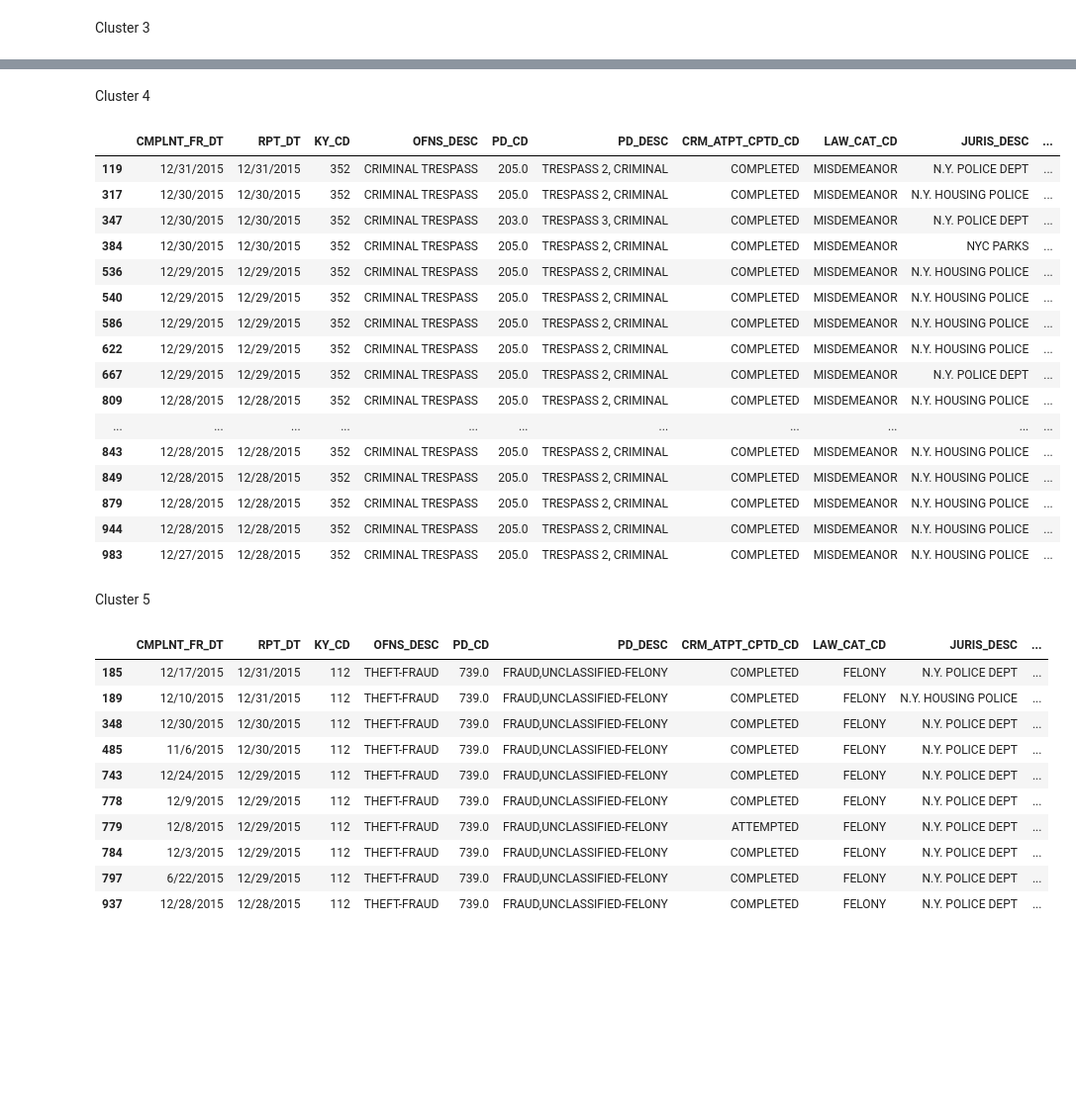
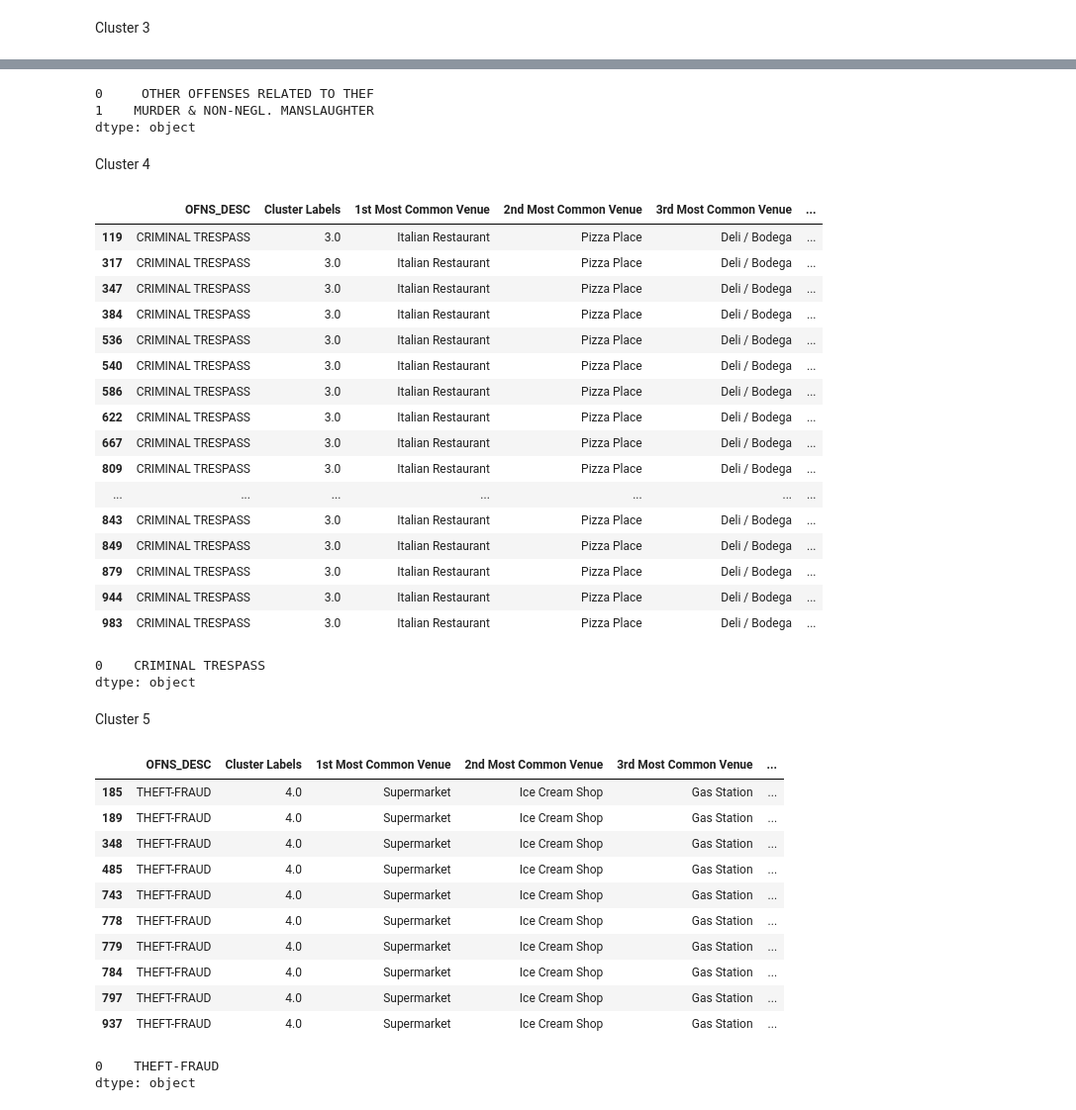
Before and after one commit to DocBrown85/AppliedDataScienceCapstone, a Jupyter notebook: Manhattan_Crimes_Clustering.ipynb, the cells around one changed output, grey strips where cells are left out. Shown at 99% size. Drawn from its saved outputs; the diff is of its cells as text; code cells hidden in the pictures; blank space fills up the shorter version.

```diff
--- a/Manhattan_Crimes_Clustering.ipynb
+++ b/Manhattan_Crimes_Clustering.ipynb
@@ -437,38 +466,56 @@ manhattan_merged.loc[manhattan_merged['Cluster Labels'] == 2, manhattan_merged.c
+# %%
+pd.Series(cluster3['OFNS_DESC'].unique())
+# %% [output]
+0     OTHER OFFENSES RELATED TO THEF
+1    MURDER & NON-NEGL. MANSLAUGHTER
+dtype: object
 # %% [markdown]
 Cluster 4
 # %%
-manhattan_merged.loc[manhattan_merged['Cluster Labels'] == 3, manhattan_merged.columns[[1] + list(range(5, manhattan_merged.shape[1]))]]
+cluster4 = manhattan_merged.loc[manhattan_merged['Cluster Labels'] == 3, manhattan_merged.columns[[7] + list(range(24, manhattan_merged.shape[1]))]]
+cluster4
 # %% [output]
-|  | CMPLNT_FR_DT | RPT_DT | KY_CD | OFNS_DESC | PD_CD | PD_DESC | CRM_ATPT_CPTD_CD | LAW_CAT_CD | JURIS_DESC | ... |
-| 119 | 12/31/2015 | 12/31/2015 | 352 | CRIMINAL TRESPASS | 205.0 | TRESPASS 2, CRIMINAL | COMPLETED | MISDEMEANOR | N.Y. POLICE DEPT | ... |
-| 317 | 12/30/2015 | 12/30/2015 | 352 | CRIMINAL TRESPASS | 205.0 | TRESPASS 2, CRIMINAL | COMPLETED | MISDEMEANOR | N.Y. HOUSING POLICE | ... |
-| 347 | 12/30/2015 | 12/30/2015 | 352 | CRIMINAL TRESPASS | 203.0 | TRESPASS 3, CRIMINAL | COMPLETED | MISDEMEANOR | N.Y. POLICE DEPT | ... |
-| 384 | 12/30/2015 | 12/30/2015 | 352 | CRIMINAL TRESPASS | 205.0 | TRESPASS 2, CRIMINAL | COMPLETED | MISDEMEANOR | NYC PARKS | ... |
-| 536 | 12/29/2015 | 12/29/2015 | 352 | CRIMINAL TRESPASS | 205.0 | TRESPASS 2, CRIMINAL | COMPLETED | MISDEMEANOR | N.Y. HOUSING POLICE | ... |
-| 540 | 12/29/2015 | 12/29/2015 | 352 | CRIMINAL TRESPASS | 205.0 | TRESPASS 2, CRIMINAL | COMPLETED | MISDEMEANOR | N.Y. HOUSING POLICE | ... |
-| 586 | 12/29/2015 | 12/29/2015 | 352 | CRIMINAL TRESPASS | 205.0 | TRESPASS 2, CRIMINAL | COMPLETED | MISDEMEANOR | N.Y. HOUSING POLICE | ... |
-| 622 | 12/29/2015 | 12/29/2015 | 352 | CRIMINAL TRESPASS | 205.0 | TRESPASS 2, CRIMINAL | COMPLETED | MISDEMEANOR | N.Y. HOUSING POLICE | ... |
-| 667 | 12/29/2015 | 12/29/2015 | 352 | CRIMINAL TRESPASS | 205.0 | TRESPASS 2, CRIMINAL | COMPLETED | MISDEMEANOR | N.Y. POLICE DEPT | ... |
-| 809 | 12/28/2015 | 12/28/2015 | 352 | CRIMINAL TRESPASS | 205.0 | TRESPASS 2, CRIMINAL | COMPLETED | MISDEMEANOR | N.Y. HOUSING POLICE | ... |
-| ... | ... | ... | ... | ... | ... | ... | ... | ... | ... | ... |
-| 843 | 12/28/2015 | 12/28/2015 | 352 | CRIMINAL TRESPASS | 205.0 | TRESPASS 2, CRIMINAL | COMPLETED | MISDEMEANOR | N.Y. HOUSING POLICE | ... |
-| 849 | 12/28/2015 | 12/28/2015 | 352 | CRIMINAL TRESPASS | 205.0 | TRESPASS 2, CRIMINAL | COMPLETED | MISDEMEANOR | N.Y. HOUSING POLICE | ... |
-| 879 | 12/28/2015 | 12/28/2015 | 352 | CRIMINAL TRESPASS | 205.0 | TRESPASS 2, CRIMINAL | COMPLETED | MISDEMEANOR | N.Y. HOUSING POLICE | ... |
-| 944 | 12/28/2015 | 12/28/2015 | 352 | CRIMINAL TRESPASS | 205.0 | TRESPASS 2, CRIMINAL | COMPLETED | MISDEMEANOR | N.Y. HOUSING POLICE | ... |
-| 983 | 12/27/2015 | 12/28/2015 | 352 | CRIMINAL TRESPASS | 205.0 | TRESPASS 2, CRIMINAL | COMPLETED | MISDEMEANOR | N.Y. HOUSING POLICE | ... |
+|  | OFNS_DESC | Cluster Labels | 1st Most Common Venue | 2nd Most Common Venue | 3rd Most Common Venue | ... |
+| 119 | CRIMINAL TRESPASS | 3.0 | Italian Restaurant | Pizza Place | Deli / Bodega | ... |
+| 317 | CRIMINAL TRESPASS | 3.0 | Italian Restaurant | Pizza Place | Deli / Bodega | ... |
+| 347 | CRIMINAL TRESPASS | 3.0 | Italian Restaurant | Pizza Place | Deli / Bodega | ... |
+| 384 | CRIMINAL TRESPASS | 3.0 | Italian Restaurant | Pizza Place | Deli / Bodega | ... |
+| 536 | CRIMINAL TRESPASS | 3.0 | Italian Restaurant | Pizza Place | Deli / Bodega | ... |
+| 540 | CRIMINAL TRESPASS | 3.0 | Italian Restaurant | Pizza Place | Deli / Bodega | ... |
+| 586 | CRIMINAL TRESPASS | 3.0 | Italian Restaurant | Pizza Place | Deli / Bodega | ... |
+| 622 | CRIMINAL TRESPASS | 3.0 | Italian Restaurant | Pizza Place | Deli / Bodega | ... |
+| 667 | CRIMINAL TRESPASS | 3.0 | Italian Restaurant | Pizza Place | Deli / Bodega | ... |
+| 809 | CRIMINAL TRESPASS | 3.0 | Italian Restaurant | Pizza Place | Deli / Bodega | ... |
+| ... | ... | ... | ... | ... | ... | ... |
+| 843 | CRIMINAL TRESPASS | 3.0 | Italian Restaurant | Pizza Place | Deli / Bodega | ... |
+| 849 | CRIMINAL TRESPASS | 3.0 | Italian Restaurant | Pizza Place | Deli / Bodega | ... |
+| 879 | CRIMINAL TRESPASS | 3.0 | Italian Restaurant | Pizza Place | Deli / Bodega | ... |
+| 944 | CRIMINAL TRESPASS | 3.0 | Italian Restaurant | Pizza Place | Deli / Bodega | ... |
+| 983 | CRIMINAL TRESPASS | 3.0 | Italian Restaurant | Pizza Place | Deli / Bodega | ... |
+# %%
+pd.Series(cluster4['OFNS_DESC'].unique())
+# %% [output]
+0    CRIMINAL TRESPASS
+dtype: object
 # %% [markdown]
 Cluster 5
 # %%
-manhattan_merged.loc[manhattan_merged['Cluster Labels'] == 4, manhattan_merged.columns[[1] + list(range(5, manhattan_merged.shape[1]))]]
+cluster5 = manhattan_merged.loc[manhattan_merged['Cluster Labels'] == 4, manhattan_merged.columns[[7] + list(range(24, manhattan_merged.shape[1]))]]
+cluster5
 # %% [output]
-|  | CMPLNT_FR_DT | RPT_DT | KY_CD | OFNS_DESC | PD_CD | PD_DESC | CRM_ATPT_CPTD_CD | LAW_CAT_CD | JURIS_DESC | ... |
-| 185 | 12/17/2015 | 12/31/2015 | 112 | THEFT-FRAUD | 739.0 | FRAUD,UNCLASSIFIED-FELONY | COMPLETED | FELONY | N.Y. POLICE DEPT | ... |
-| 189 | 12/10/2015 | 12/31/2015 | 112 | THEFT-FRAUD | 739.0 | FRAUD,UNCLASSIFIED-FELONY | COMPLETED | FELONY | N.Y. HOUSING POLICE | ... |
-| 348 | 12/30/2015 | 12/30/2015 | 112 | THEFT-FRAUD | 739.0 | FRAUD,UNCLASSIFIED-FELONY | COMPLETED | FELONY | N.Y. POLICE DEPT | ... |
-| 485 | 11/6/2015 | 12/30/2015 | 112 | THEFT-FRAUD | 739.0 | FRAUD,UNCLASSIFIED-FELONY | COMPLETED | FELONY | N.Y. POLICE DEPT | ... |
-| 743 | 12/24/2015 | 12/29/2015 | 112 | THEFT-FRAUD | 739.0 | FRAUD,UNCLASSIFIED-FELONY | COMPLETED | FELONY | N.Y. POLICE DEPT | ... |
-| 778 | 12/9/2015 | 12/29/2015 | 112 | THEFT-FRAUD | 739.0 | FRAUD,UNCLASSIFIED-FELONY | COMPLETED | FELONY | N.Y. POLICE DEPT | ... |
-| 779 | 12/8/2015 | 12/29/2015 | 112 | THEFT-FRAUD | 739.0 | FRAUD,UNCLASSIFIED-FELONY | ATTEMPTED | FELONY | N.Y. POLICE DEPT | ... |
-| 784 | 12/3/2015 | 12/29/2015 | 112 | THEFT-FRAUD | 739.0 | FRAUD,UNCLASSIFIED-FELONY | COMPLETED | FELONY | N.Y. POLICE DEPT | ... |
-| 797 | 6/22/2015 | 12/29/2015 | 112 | THEFT-FRAUD | 739.0 | FRAUD,UNCLASSIFIED-FELONY | COMPLETED | FELONY | N.Y. POLICE DEPT | ... |
-| 937 | 12/28/2015 | 12/28/2015 | 112 | THEFT-FRAUD | 739.0 | FRAUD,UNCLASSIFIED-FELONY | COMPLETED | FELONY | N.Y. POLICE DEPT | ... |
+|  | OFNS_DESC | Cluster Labels | 1st Most Common Venue | 2nd Most Common Venue | 3rd Most Common Venue | ... |
+| 185 | THEFT-FRAUD | 4.0 | Supermarket | Ice Cream Shop | Gas Station | ... |
+| 189 | THEFT-FRAUD | 4.0 | Supermarket | Ice Cream Shop | Gas Station | ... |
+| 348 | THEFT-FRAUD | 4.0 | Supermarket | Ice Cream Shop | Gas Station | ... |
+| 485 | THEFT-FRAUD | 4.0 | Supermarket | Ice Cream Shop | Gas Station | ... |
+| 743 | THEFT-FRAUD | 4.0 | Supermarket | Ice Cream Shop | Gas Station | ... |
+| 778 | THEFT-FRAUD | 4.0 | Supermarket | Ice Cream Shop | Gas Station | ... |
+| 779 | THEFT-FRAUD | 4.0 | Supermarket | Ice Cream Shop | Gas Station | ... |
+| 784 | THEFT-FRAUD | 4.0 | Supermarket | Ice Cream Shop | Gas Station | ... |
+| 797 | THEFT-FRAUD | 4.0 | Supermarket | Ice Cream Shop | Gas Station | ... |
+| 937 | THEFT-FRAUD | 4.0 | Supermarket | Ice Cream Shop | Gas Station | ... |
+# %%
+pd.Series(cluster5['OFNS_DESC'].unique())
+# %% [output]
+0    THEFT-FRAUD
+dtype: object
```
Also changed, not shown: parts of 8 cells of this notebook.
